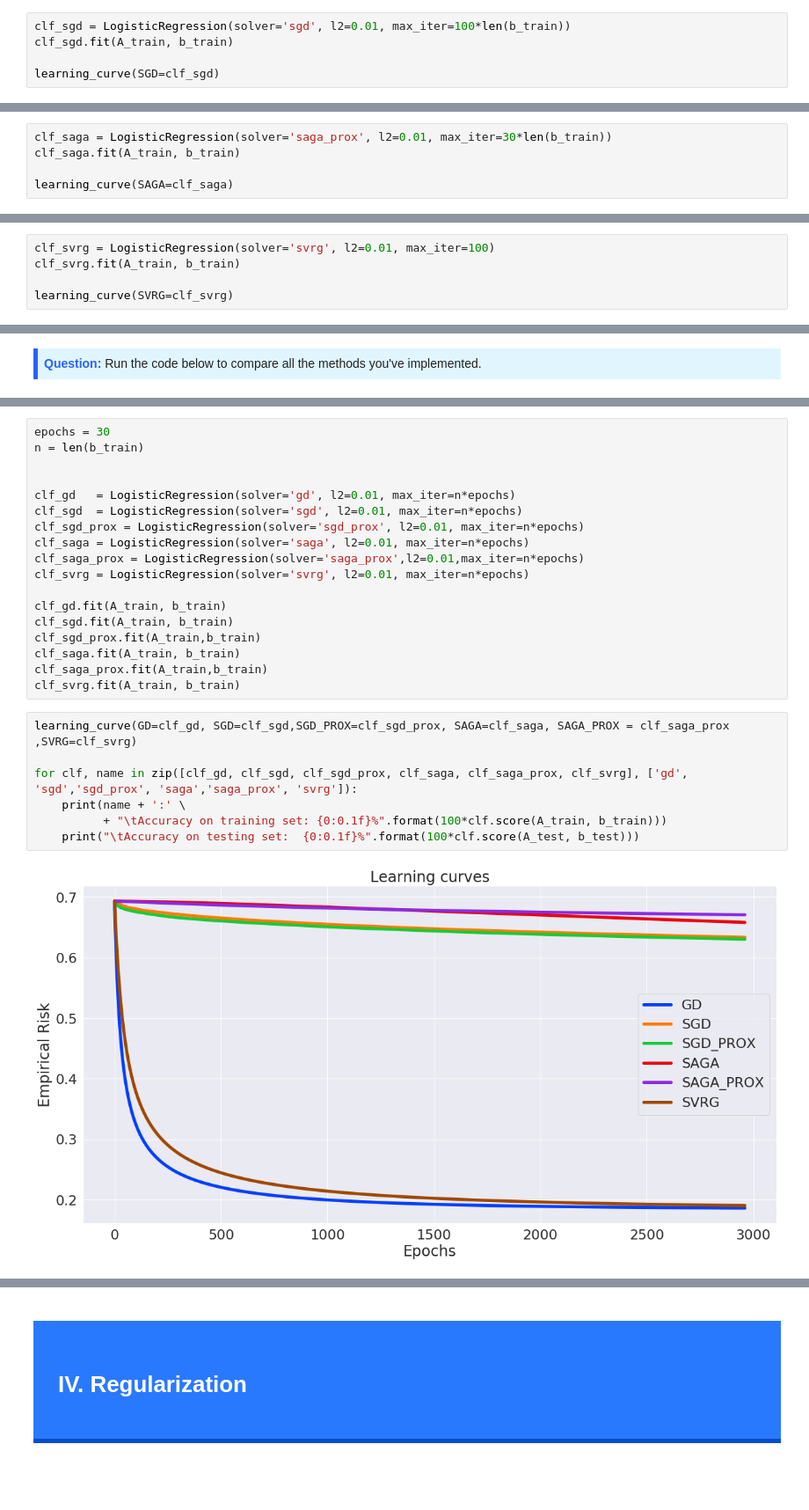
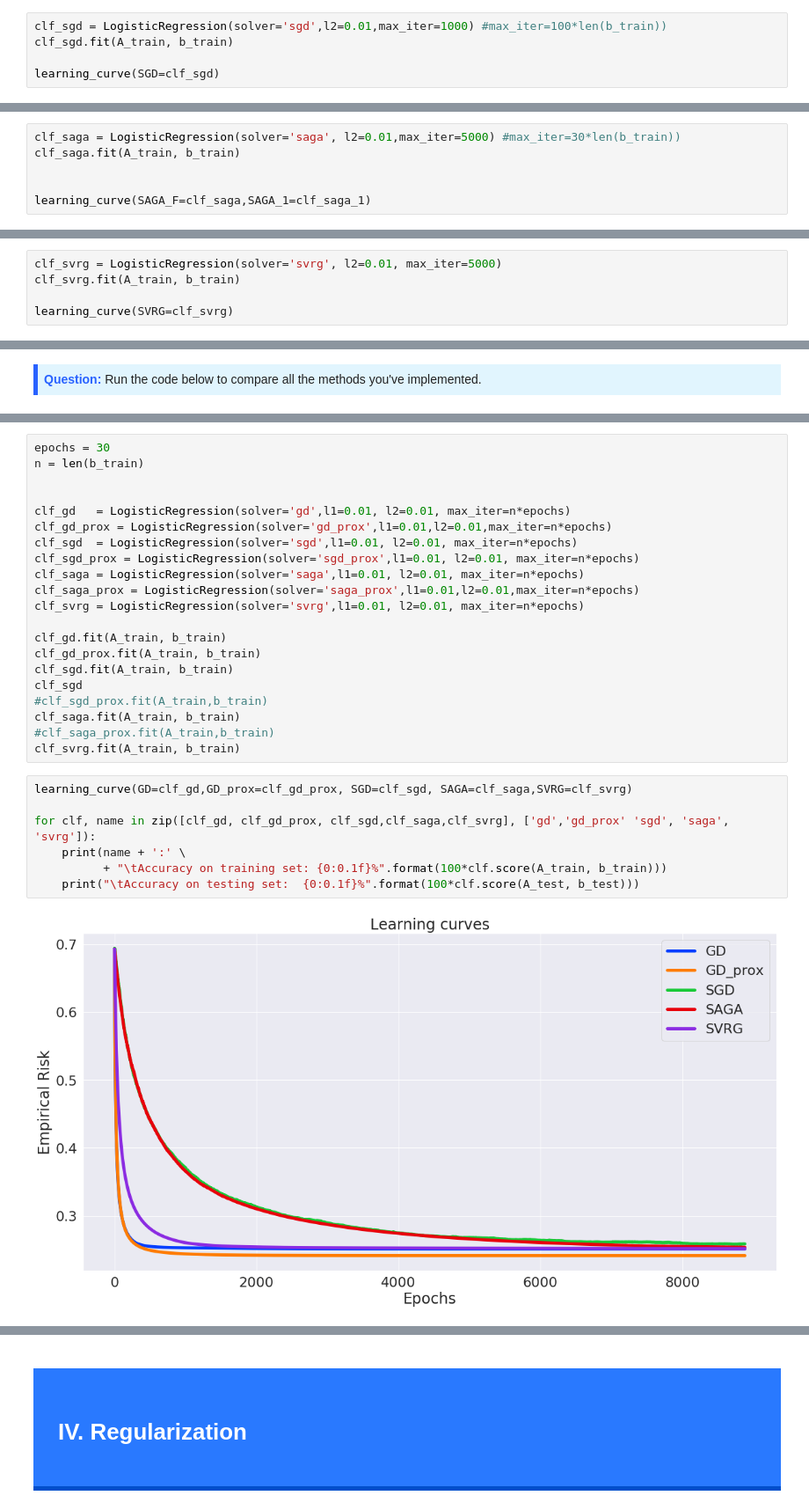
Before and after one commit to BeGIMATH/CDO_LAB, a Jupyter notebook: lab.ipynb, the cells around one changed output, grey strips where cells are left out. Shown at 88% size. Saved outputs shown, nothing was run; the diff lists cells and outputs as text; blank space fills up the shorter version.

```diff
--- a/lab.ipynb
+++ b/lab.ipynb
@@ -284,7 +285,7 @@ def SGD(x0, grad, prox, max_iter, n, L, mu):
 <b style="color: #2962ff;">Question:</b> Run the code below to test your code.
 </div>
 # %%
-clf_sgd = LogisticRegression(solver='sgd', l2=0.01, max_iter=100*len(b_train))
+clf_sgd = LogisticRegression(solver='sgd',l2=0.01,max_iter=1000) #max_iter=100*len(b_train))
 clf_sgd.fit(A_train, b_train)
 
 learning_curve(SGD=clf_sgd)
@@ -341,8 +347,9 @@ def SAGA(x0, grad, max_iter, n, L, mu):
 <b style="color: #2962ff;">Question:</b> Run the code below to test your code.
 </div>
 # %%
-clf_saga = LogisticRegression(solver='saga_prox', l2=0.01, max_iter=30*len(b_train))
+clf_saga = LogisticRegression(solver='saga', l2=0.01,max_iter=5000) #max_iter=30*len(b_train))
 clf_saga.fit(A_train, b_train)
 
-learning_curve(SAGA=clf_saga)
+
+learning_curve(SAGA_F=clf_saga,SAGA_1=clf_saga_1)
 # %% [output]
@@ -396,7 +403,7 @@ def SVRG(x0, grad, max_iter, n, L, mu):
 <b style="color: #2962ff;">Question:</b> Run the code below to test your code.
 </div>
 # %%
-clf_svrg = LogisticRegression(solver='svrg', l2=0.01, max_iter=100)
+clf_svrg = LogisticRegression(solver='svrg', l2=0.01, max_iter=5000)
 clf_svrg.fit(A_train, b_train)
 
 learning_curve(SVRG=clf_svrg)
@@ -418,25 +420,28 @@ epochs = 30
 n = len(b_train)
 
 
-clf_gd   = LogisticRegression(solver='gd', l2=0.01, max_iter=n*epochs)
-clf_sgd  = LogisticRegression(solver='sgd', l2=0.01, max_iter=n*epochs)
-clf_sgd_prox = LogisticRegression(solver='sgd_prox', l2=0.01, max_iter=n*epochs)
-clf_saga = LogisticRegression(solver='saga', l2=0.01, max_iter=n*epochs)
-clf_saga_prox = LogisticRegression(solver='saga_prox',l2=0.01,max_iter=n*epochs)
-clf_svrg = LogisticRegression(solver='svrg', l2=0.01, max_iter=n*epochs)
+clf_gd   = LogisticRegression(solver='gd',l1=0.01, l2=0.01, max_iter=n*epochs)
+clf_gd_prox = LogisticRegression(solver='gd_prox',l1=0.01,l2=0.01,max_iter=n*epochs)
+clf_sgd  = LogisticRegression(solver='sgd',l1=0.01, l2=0.01, max_iter=n*epochs)
+clf_sgd_prox = LogisticRegression(solver='sgd_prox',l1=0.01, l2=0.01, max_iter=n*epochs)
+clf_saga = LogisticRegression(solver='saga',l1=0.01, l2=0.01, max_iter=n*epochs)
+clf_saga_prox = LogisticRegression(solver='saga_prox',l1=0.01,l2=0.01,max_iter=n*epochs)
+clf_svrg = LogisticRegression(solver='svrg',l1=0.01, l2=0.01, max_iter=n*epochs)
 
 clf_gd.fit(A_train, b_train)
+clf_gd_prox.fit(A_train, b_train)
 clf_sgd.fit(A_train, b_train)
-clf_sgd_prox.fit(A_train,b_train)
+clf_sgd
+#clf_sgd_prox.fit(A_train,b_train)
 clf_saga.fit(A_train, b_train)
-clf_saga_prox.fit(A_train,b_train)
+#clf_saga_prox.fit(A_train,b_train)
 clf_svrg.fit(A_train, b_train)
 # %%
-learning_curve(GD=clf_gd, SGD=clf_sgd,SGD_PROX=clf_sgd_prox, SAGA=clf_saga, SAGA_PROX = clf_saga_prox ,SVRG=clf_svrg)
+learning_curve(GD=clf_gd,GD_prox=clf_gd_prox, SGD=clf_sgd, SAGA=clf_saga,SVRG=clf_svrg)
 
-for clf, name in zip([clf_gd, clf_sgd, clf_sgd_prox, clf_saga, clf_saga_prox, clf_svrg], ['gd', 'sgd','sgd_prox', 'saga','saga_prox', 'svrg']):
+for clf, name in zip([clf_gd, clf_gd_prox, clf_sgd,clf_saga,clf_svrg], ['gd','gd_prox' 'sgd', 'saga', 'svrg']):
     print(name + ':' \
           + "\tAccuracy on training set: {0:0.1f}%".format(100*clf.score(A_train, b_train)))
     print("\tAccuracy on testing set:  {0:0.1f}%".format(100*clf.score(A_test, b_test)))
 # %% [output]
-[figure, old version]
+[figure, new version]
```
Also changed, not shown: parts of 19 cells of this notebook, 2 other files.
